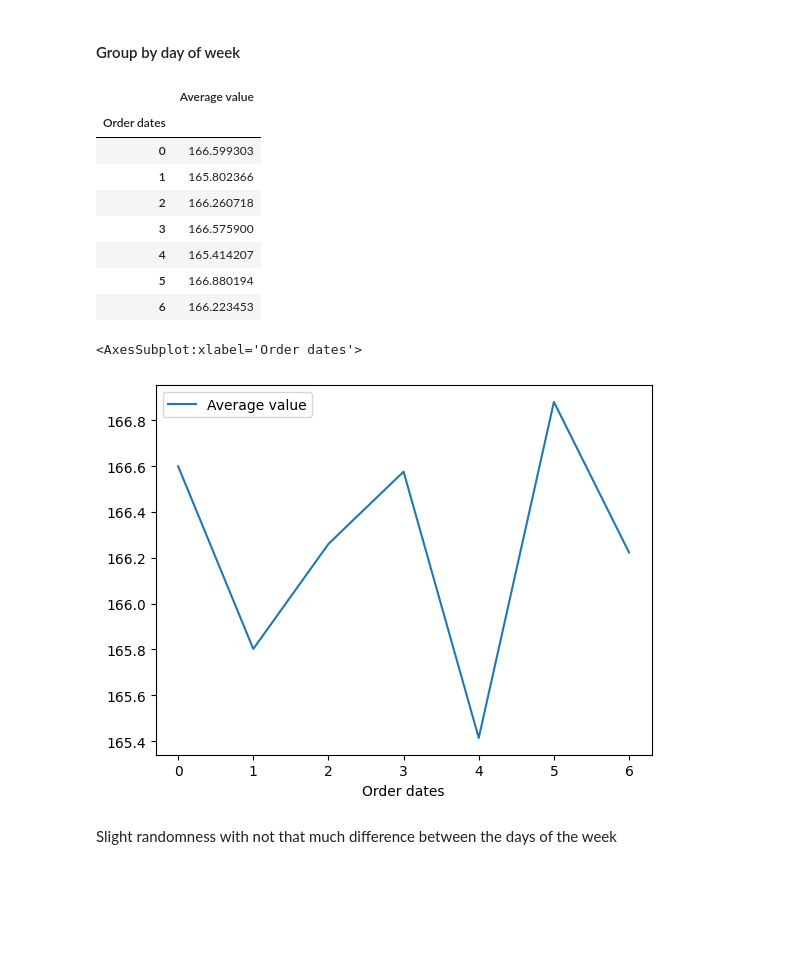
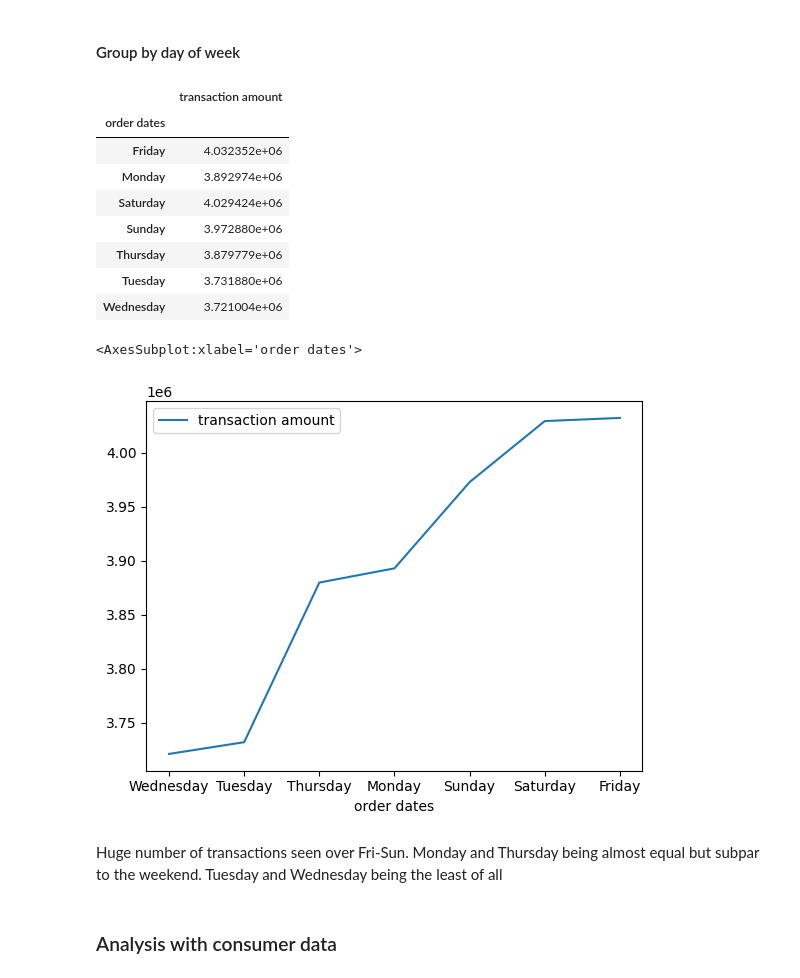
Before and after one commit to godfather-is-me/BNPL-Ranker, a Jupyter notebook: notebooks/initial.ipynb, the cells around one changed output. Cells and saved outputs as stored; diff of their text form; code cells hidden in the pictures; blank space fills up the shorter version.

```diff
--- a/notebooks/initial.ipynb
+++ b/notebooks/initial.ipynb
@@ -138,22 +140,24 @@ As seen above, this is a fairly linear graph showing that the people still purch
 # %% [markdown]
 #### Group by day of week
 # %%
-day_of_week = avg_per_day.groupby(avg_per_day["Order dates"].dt.weekday).mean()
+day_of_week = amount_per_day.groupby(amount_per_day["order dates"].dt.day_name()).mean()
 day_of_week.head(7)
 # %% [output]
-|  | Average value |
-| Order dates |  |
-| 0 | 166.599303 |
-| 1 | 165.802366 |
-| 2 | 166.260718 |
-| 3 | 166.575900 |
-| 4 | 165.414207 |
-| 5 | 166.880194 |
-| 6 | 166.223453 |
+|  | transaction amount |
+| order dates |  |
+| Friday | 4.032352e+06 |
+| Monday | 3.892974e+06 |
+| Saturday | 4.029424e+06 |
+| Sunday | 3.972880e+06 |
+| Thursday | 3.879779e+06 |
+| Tuesday | 3.731880e+06 |
+| Wednesday | 3.721004e+06 |
 # %%
-sns.lineplot(day_of_week)
+sns.lineplot(day_of_week.sort_values(by="transaction amount"))
 # %% [output]
-<AxesSubplot:xlabel='Order dates'>
+<AxesSubplot:xlabel='order dates'>
-[figure, old version]
+[figure, new version]
-# %% [markdown]
-Slight randomness with not that much difference between the days of the week
+# %% [markdown]
+Huge number of transactions seen over Fri-Sun. Monday and Thursday being almost equal but subpar to the weekend. Tuesday and Wednesday being the least of all
+# %% [markdown]
+### Analysis with consumer data
```
Also changed, not shown: parts of 21 cells of this notebook.
